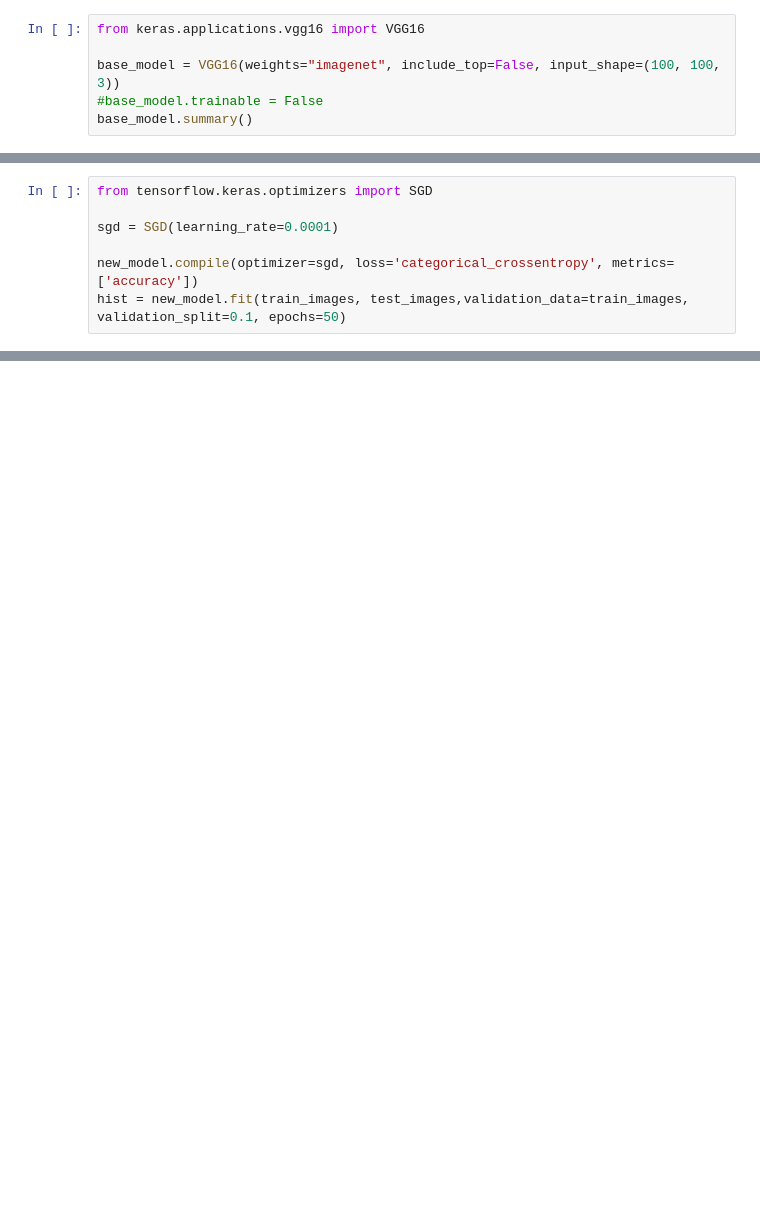
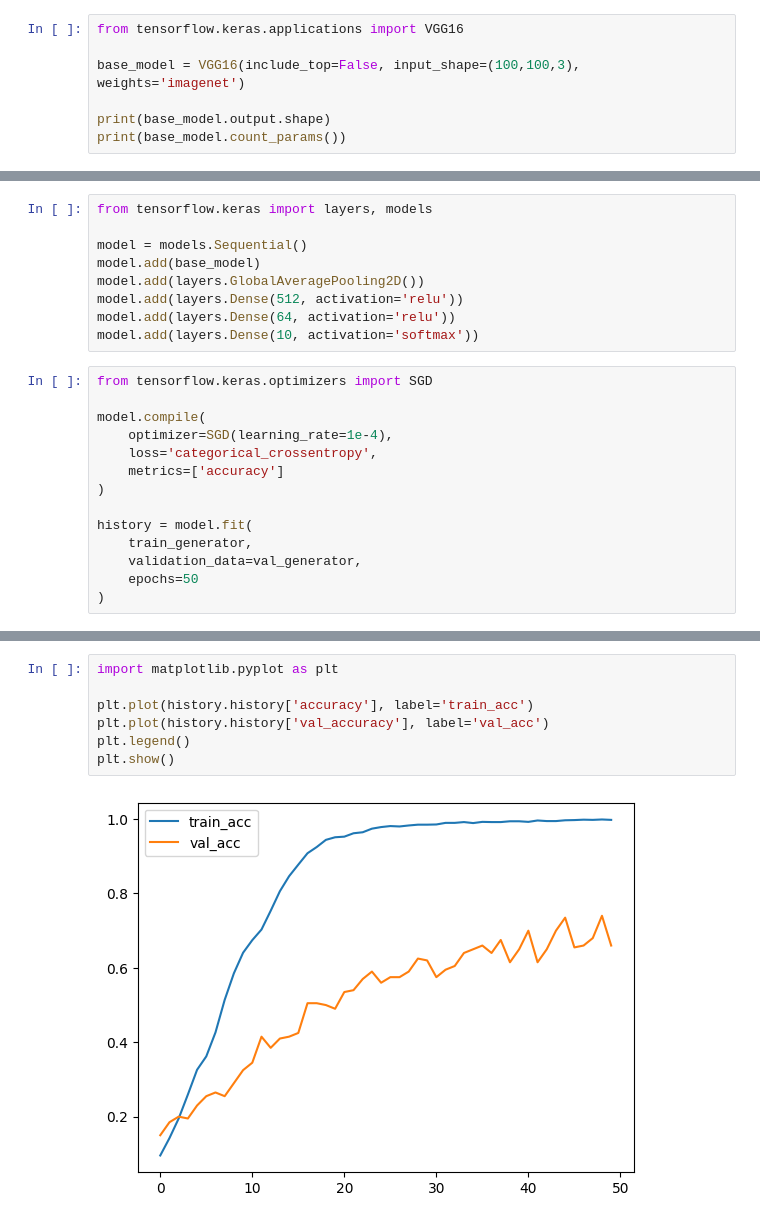
Before and after one commit to fufu-2345/studyYear3, a Jupyter notebook: ML/final/lab8/lab8.ipynb, the cells around one changed output, grey strips where cells are left out. Drawn from its saved outputs; the diff is of its cells as text; blank space fills up the shorter version.

```diff
--- a/ML/final/lab8/lab8.ipynb
+++ b/ML/final/lab8/lab8.ipynb
@@ -43,7 +39,8 @@ Found 2062 images belonging to 10 classes.
 # %%
-from keras.applications.vgg16 import VGG16
+from tensorflow.keras.applications import VGG16
 
-base_model = VGG16(weights="imagenet", include_top=False, input_shape=(100, 100, 3))
-#base_model.trainable = False
-base_model.summary()
+base_model = VGG16(include_top=False, input_shape=(100,100,3), weights='imagenet')
+
+print(base_model.output.shape)
+print(base_model.count_params())
 # %% [output]
@@ -108,8 +51,24 @@ Model: "functional_3"
+# %%
+from tensorflow.keras import layers, models
+
+model = models.Sequential()
+model.add(base_model)
+model.add(layers.GlobalAveragePooling2D())
+model.add(layers.Dense(512, activation='relu'))
+model.add(layers.Dense(64, activation='relu'))
+model.add(layers.Dense(10, activation='softmax'))
 # %%
 from tensorflow.keras.optimizers import SGD
 
-sgd = SGD(learning_rate=0.0001)
+model.compile(
+    optimizer=SGD(learning_rate=1e-4),
+    loss='categorical_crossentropy',
+    metrics=['accuracy']
+)
 
-new_model.compile(optimizer=sgd, loss='categorical_crossentropy', metrics=['accuracy'])
-hist = new_model.fit(train_images, test_images,validation_data=train_images, validation_split=0.1, epochs=50)
+history = model.fit(
+    train_generator,
+    validation_data=val_generator,
+    epochs=50
+)
 # %% [output]
@@ -116,0 +93,9 @@ ValueError: When providing `x` as a PyDataset, `y` should not be passed. Instead
+# %%
+import matplotlib.pyplot as plt
+
+plt.plot(history.history['accuracy'], label='train_acc')
+plt.plot(history.history['val_accuracy'], label='val_acc')
+plt.legend()
+plt.show()
+# %% [output]
+[figure, added]
```
Also changed, not shown: parts of 6 cells of this notebook.
